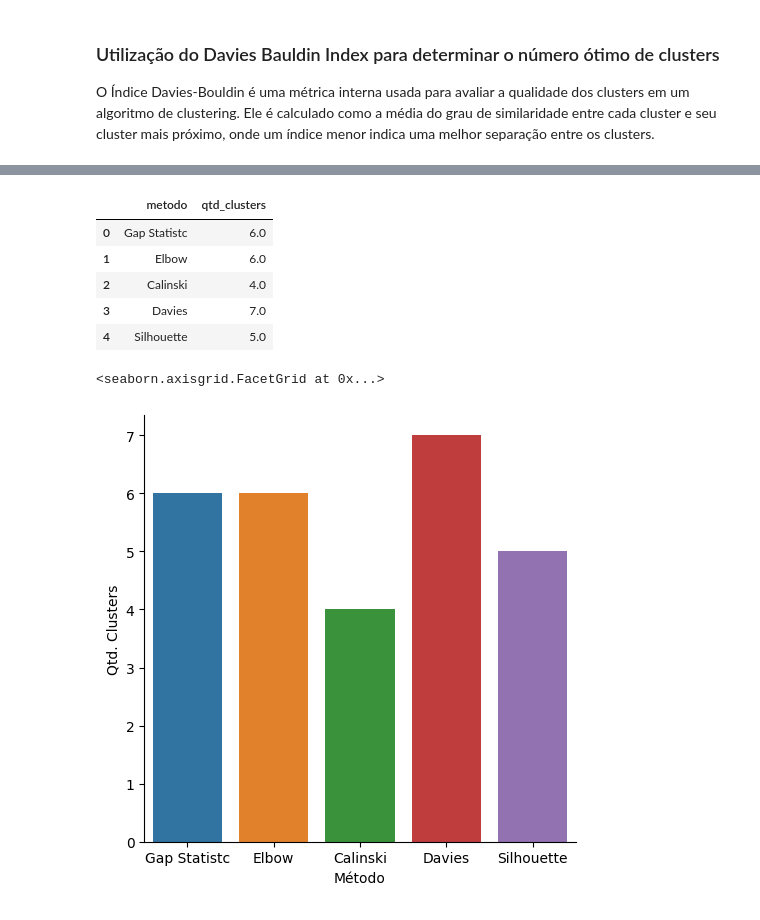
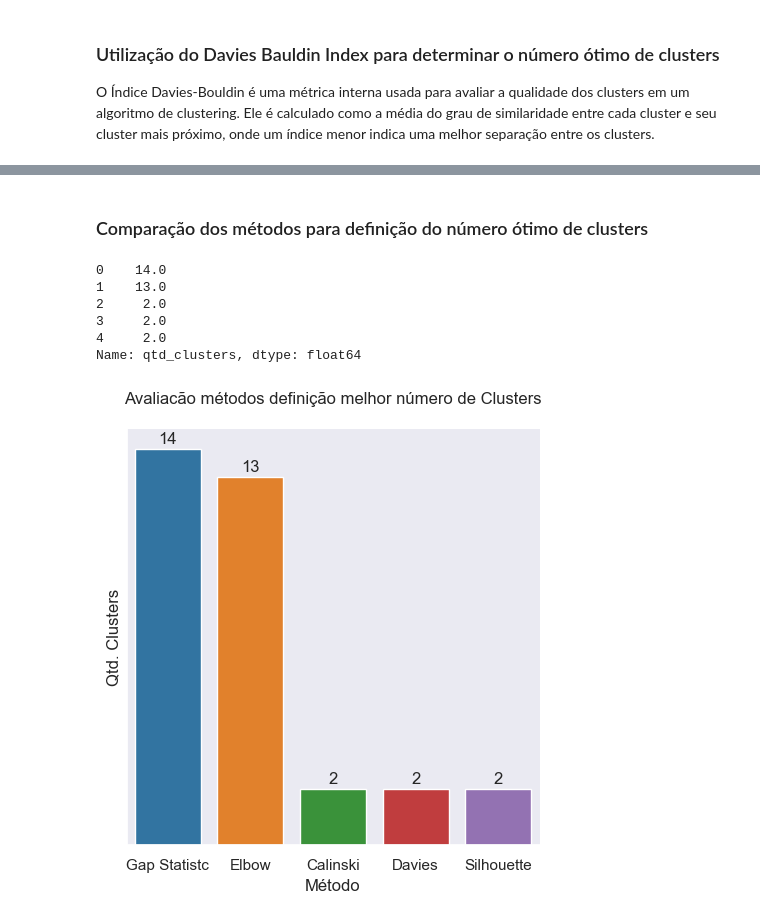
Before and after one commit to DanielCirino/ppginf-smart-k-means, a Jupyter notebook: notebooks/metodos_avaliacao_k_otimo.ipynb, the cells around one changed output, grey strips where cells are left out. Drawn from its saved outputs; the diff is of its cells as text; code cells hidden in the pictures.

Commit message:
Ajuste do layout dos gráficos e padronização do número mínimo e máximo de cluster para 2 e 10 respectivamente.

```diff
--- a/notebooks/metodos_avaliacao_k_otimo.ipynb
+++ b/notebooks/metodos_avaliacao_k_otimo.ipynb
@@ -220,7 +237,7 @@ O Silhouette Score é uma medida que avalia a qualidade dos clusters formados po
 Ele fornece uma pontuação para cada ponto de dados, indicando o quão bem esse ponto é atribuído ao seu cluster e quão distante ele está dos outros clusters.
 O Silhouette Score varia de -1 a 1, onde valores mais altos indicam uma melhor separação entre os clusters.
 # %%
-def silhouetteScoreMethod(data, min_clusters=3 ,max_clusters=10):
+def silhouette_score_method(data, min_clusters=2 ,max_clusters=15):
     """
     Implementação do Silhouette Score para determinar o número ideal de clusters usando K-means.
 
@@ -293,7 +317,7 @@ O índice de Calinski-Harabasz é uma métrica interna que avalia a qualidade do
 Ele calcula a razão entre a dispersão intra-cluster e a dispersão inter-cluster.
 Quanto maior o valor do índice de Calinski-Harabasz, melhor a separação entre os clusters.
 # %%
-def calinskiHarabaszIndexMethod(data,min_clusters=3,max_clusters=10):
+def calinski_harabasz_index_method(data,min_clusters=3,max_clusters=10):
     """
     Implementação do índice de Calinski-Harabasz para determinar o número ideal de clusters usando K-means.
 
@@ -364,7 +394,7 @@ Número ideal de clusters: 3.0
 O Índice Davies-Bouldin é uma métrica interna usada para avaliar a qualidade dos clusters em um algoritmo de clustering.
 Ele é calculado como a média do grau de similaridade entre cada cluster e seu cluster mais próximo, onde um índice menor indica uma melhor separação entre os clusters.
 # %%
-def daviesBouldinIndexMethod(data, min_clusters=3,max_clusters=10):
+def davies_bouldin_index_method(data, min_clusters=3,max_clusters=10):
     """
     Implementação do Índice Davies-Bouldin para determinar o número ideal de clusters usando K-means.
 
@@ -428,19 +464,20 @@ Número ideal de clusters: 3.0
 Name: davies_bouldin_score, dtype: float64
+# %% [markdown]
+### Comparação dos métodos para definição do número ótimo de clusters
 # %%
 # Definir o conjunto de dados para avaliação do método de silhueta
 # Excluir coluna do identificador censitário
 dados=dfArquivo.drop(["Census tract"],axis=1)
 
-min_clusters=4
-max_clusters=7
-
 resultadosMetodos=pd.DataFrame({'metodo':[] ,'qtd_clusters':[]})
 
-res_gap_stats = gapStatisticMethod(dados,min_clusters=min_clusters,max_clusters=max_clusters)
-res_elbow = elbowMethod(dados,min_clusters=min_clusters,max_clusters=max_clusters)
-res_calinski=calinskiHarabaszIndexMethod(dados,min_clusters=min_clusters,max_clusters=max_clusters)
-res_davies= daviesBouldinIndexMethod(dados,min_clusters=min_clusters,max_clusters=max_clusters)
-res_silhouett=silhouetteScoreMethod(dados,min_clusters=min_clusters,max_clusters=max_clusters)
+res_gap_stats = gapStatisticMethod(dados.values,
+                                  min_clusters=MIN_CLUSTERS,
+                                  max_clusters=MAX_CLUSTERS)
+res_elbow = elbowMethod(dados,MIN_CLUSTERS,MAX_CLUSTERS)
+res_calinski=calinskiHarabaszIndexMethod(dados,MIN_CLUSTERS,MAX_CLUSTERS)
+res_davies= daviesBouldinIndexMethod(dados,MIN_CLUSTERS,MAX_CLUSTERS)
+res_silhouett=silhouetteScoreMethod(dados,MIN_CLUSTERS,MAX_CLUSTERS)
 
 resultadosMetodos.loc[len(resultadosMetodos.index)] = ['Gap Statistc',res_gap_stats[0] ]
 resultadosMetodos.loc[len(resultadosMetodos.index)] = ['Elbow',res_elbow[0] ]
@@ -449,27 +486,32 @@ resultadosMetodos.loc[len(resultadosMetodos.index)] = ['Davies',res_davies[0] ]
 resultadosMetodos.loc[len(resultadosMetodos.index)] = ['Silhouette',res_silhouett[0] ]
 
 
-resultadosMetodos
+resultadosMetodos["qtd_clusters"]
 # %% [output]
-|  | metodo | qtd_clusters |
-| 0 | Gap Statistc | 6.0 |
-| 1 | Elbow | 6.0 |
-| 2 | Calinski | 4.0 |
-| 3 | Davies | 7.0 |
-| 4 | Silhouette | 5.0 |
+0    14.0
+1    13.0
+2     2.0
+3     2.0
+4     2.0
+Name: qtd_clusters, dtype: float64
 # %%
 import seaborn as sns
 
-# Draw a nested barplot by species and sex
 g = sns.catplot(
     data=resultadosMetodos,
     kind="bar",
     x="metodo",
     y="qtd_clusters", palette="tab10",hue="metodo"
 )
 
 g.set_axis_labels("Método", "Qtd. Clusters")
-# g.legend.set_title("Avaliacão métodos definição melhor número de Clusters")
+
+plt.gca().set_yticks([])
+plt.title("Avaliacão métodos definição melhor número de Clusters\n")
+
+for i,k in enumerate(resultadosMetodos["qtd_clusters"]):
+    plt.text(i, k + 0.1, str(int(k)), ha='center', va='bottom')
+
+plt.show()
 # %% [output]
-<seaborn.axisgrid.FacetGrid at 0x...>
-[figure, old version]
+[figure, new version]
```
Also changed, not shown: parts of 10 cells of this notebook, 1 other file.
